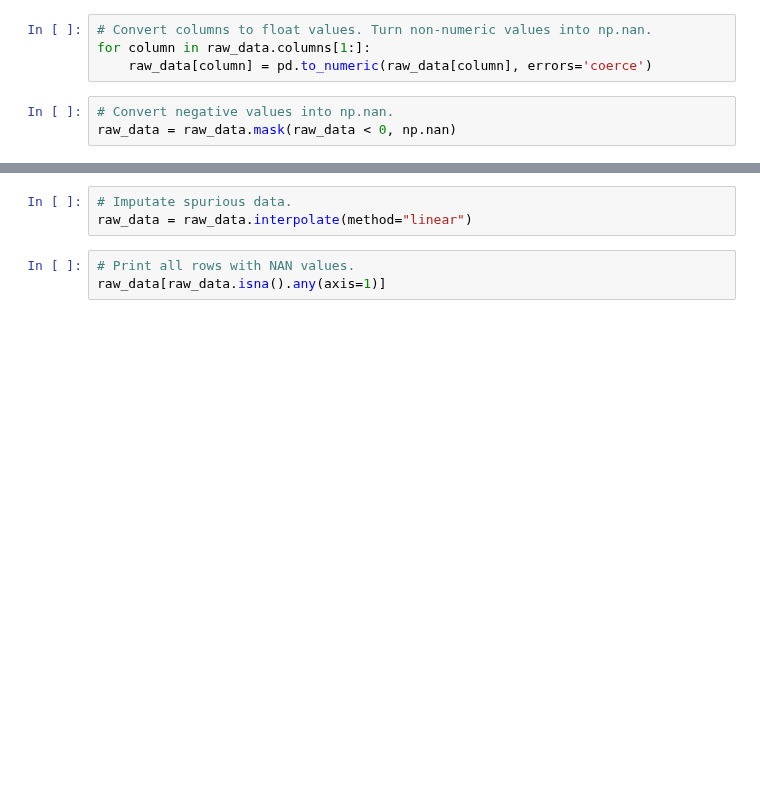
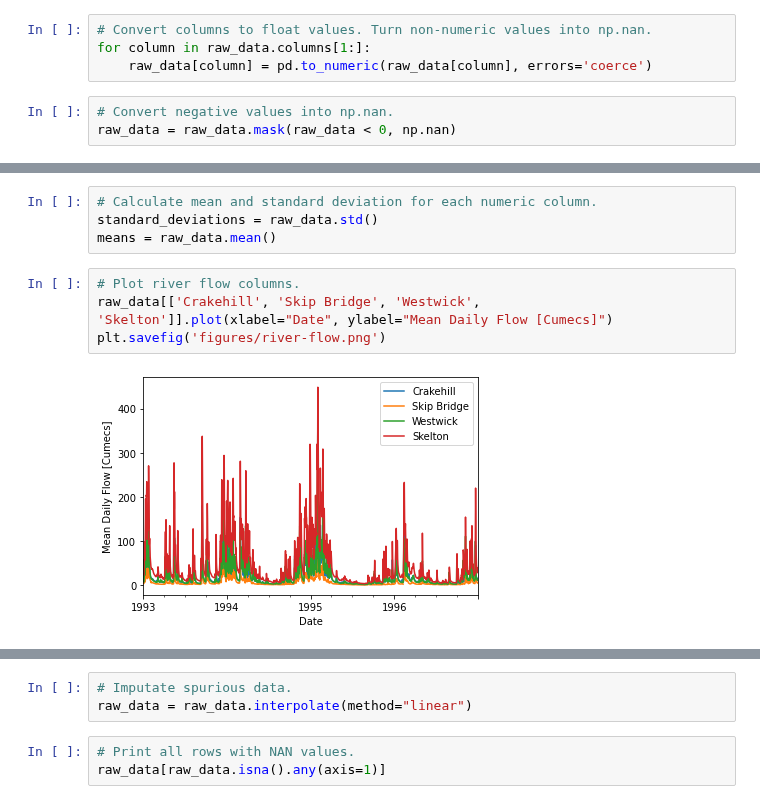
Before and after one commit to czuhajster/neural_network, a Jupyter notebook: Data-Preprocessing.ipynb, the cells around one changed output, grey strips where cells are left out. Cells and saved outputs as stored; diff of their text form; blank space fills up the shorter version.

Commit message:
Split and standardise data; add figures directory.

```diff
--- a/Data-Preprocessing.ipynb
+++ b/Data-Preprocessing.ipynb
@@ -34,3 +36,13 @@ raw_data[raw_data.isna().any(axis=1)]
 | 1995-03-01 | 80.60 | 19.096 | 100.761 | 174.00 | 17.6 | NaN | 51.2 | 21.6 |
 | 1996-02-09 | 12.70 | NaN | 7.576 | 20.58 | 0.0 | 37.6 | 12.0 | 14.4 |
 | 1996-04-18 | 7.61 | NaN | 13.918 | 16.84 | 0.8 | 4.8 | 47.2 | 32.0 |
+# %%
+# Calculate mean and standard deviation for each numeric column.
+standard_deviations = raw_data.std()
+means = raw_data.mean()
+# %%
+# Plot river flow columns.
+raw_data[['Crakehill', 'Skip Bridge', 'Westwick', 'Skelton']].plot(xlabel="Date", ylabel="Mean Daily Flow [Cumecs]")
+plt.savefig('figures/river-flow.png')
+# %% [output]
+[figure, added]
```
Also changed, not shown: parts of 8 cells of this notebook, 2 other files.
